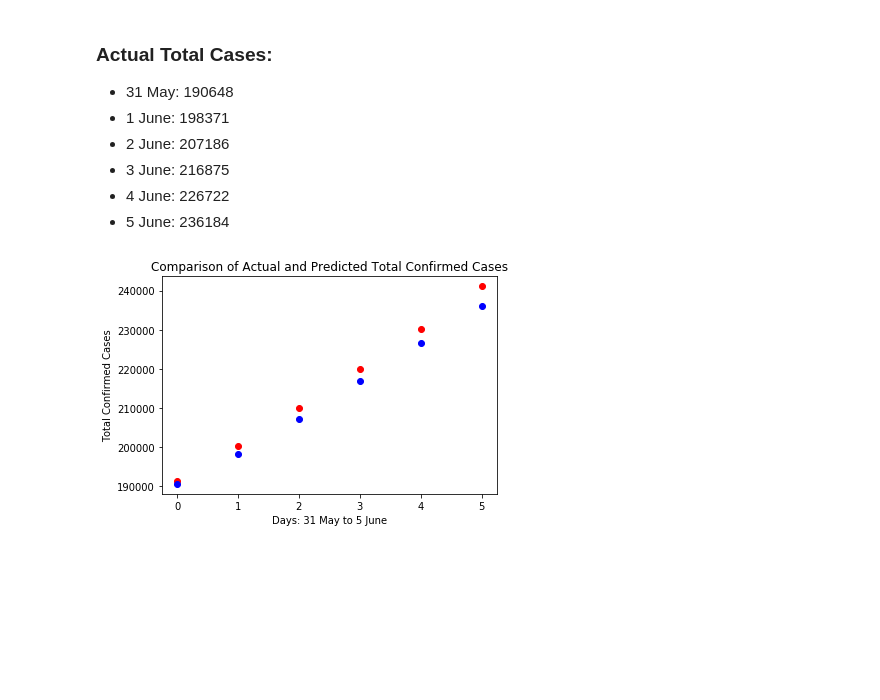
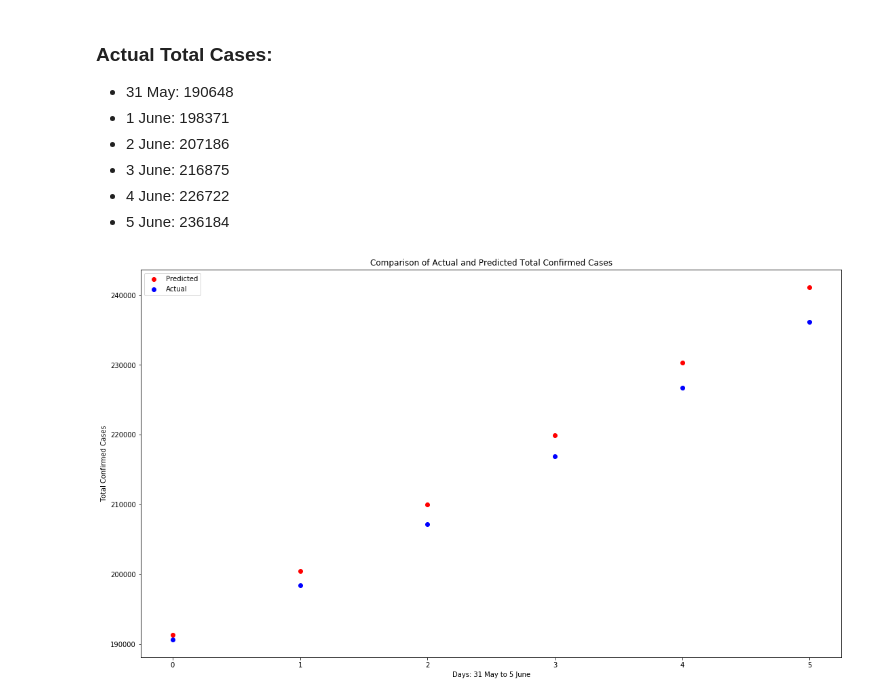
Before and after one commit to kartik99kumar/COVID-19-Modelling-using-SIR, a Jupyter notebook: COVID 19 Modelling/SIR Model.ipynb, the cells around one changed output. Saved outputs shown, nothing was run; the diff lists cells and outputs as text; code cells hidden in the pictures; blank space fills up the shorter version.

```diff
--- a/COVID 19 Modelling/SIR Model.ipynb
+++ b/COVID 19 Modelling/SIR Model.ipynb
@@ -162,11 +162,14 @@ print(mse)
 * 4 June: 226722
 * 5 June: 236184
 # %%
-plt.plot(pred_total,'ro')
-plt.plot(act_total,'bo')
+plt.plot(pred_total,'ro',label='Predicted')
+plt.plot(act_total,'bo',label='Actual')
 plt.ylabel('Total Confirmed Cases')
 plt.xlabel("Days: 31 May to 5 June")
 plt.title("Comparison of Actual and Predicted Total Confirmed Cases")
-plt.show()
+plt.legend()
+fig = plt.gcf()
+fig.set_size_inches(18.5, 10.5)
+plt.savefig("modelreadings.png")
 # %% [output]
-[figure, old version]
+[figure, new version]
```
Also changed, not shown: parts of 1 cell of this notebook, 1 other file.
